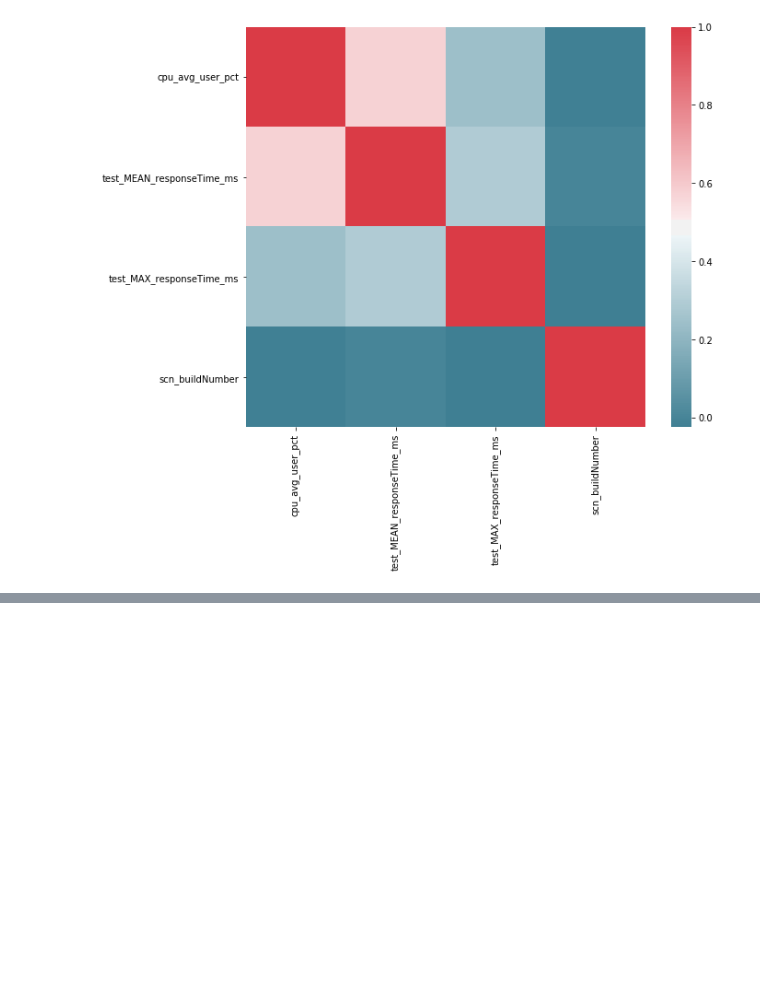
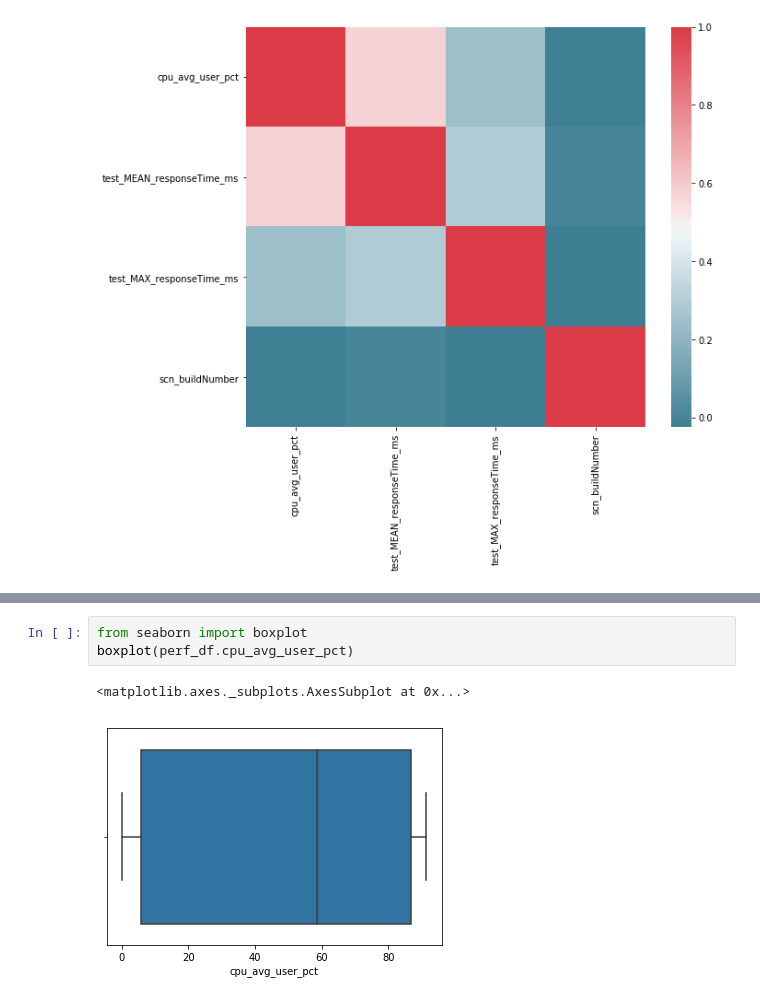
Before and after one commit to eshernan/datascience_training, a Jupyter notebook: notebooks/Exercises_1_solve.ipynb, the cells around one changed output, grey strips where cells are left out. Saved outputs shown, nothing was run; the diff lists cells and outputs as text; blank space fills up the shorter version.

```diff
--- a/notebooks/Exercises_1_solve.ipynb
+++ b/notebooks/Exercises_1_solve.ipynb
@@ -265,0 +286,6 @@ sns.heatmap(corr, mask=np.zeros_like(corr, dtype=np.bool), cmap=sns.diverging_pa
+# %%
+from seaborn import boxplot
+boxplot(perf_df.cpu_avg_user_pct)
+# %% [output]
+<matplotlib.axes._subplots.AxesSubplot at 0x...>
+[figure, added]
```
Also changed, not shown: parts of 9 cells of this notebook, 1 other file.
